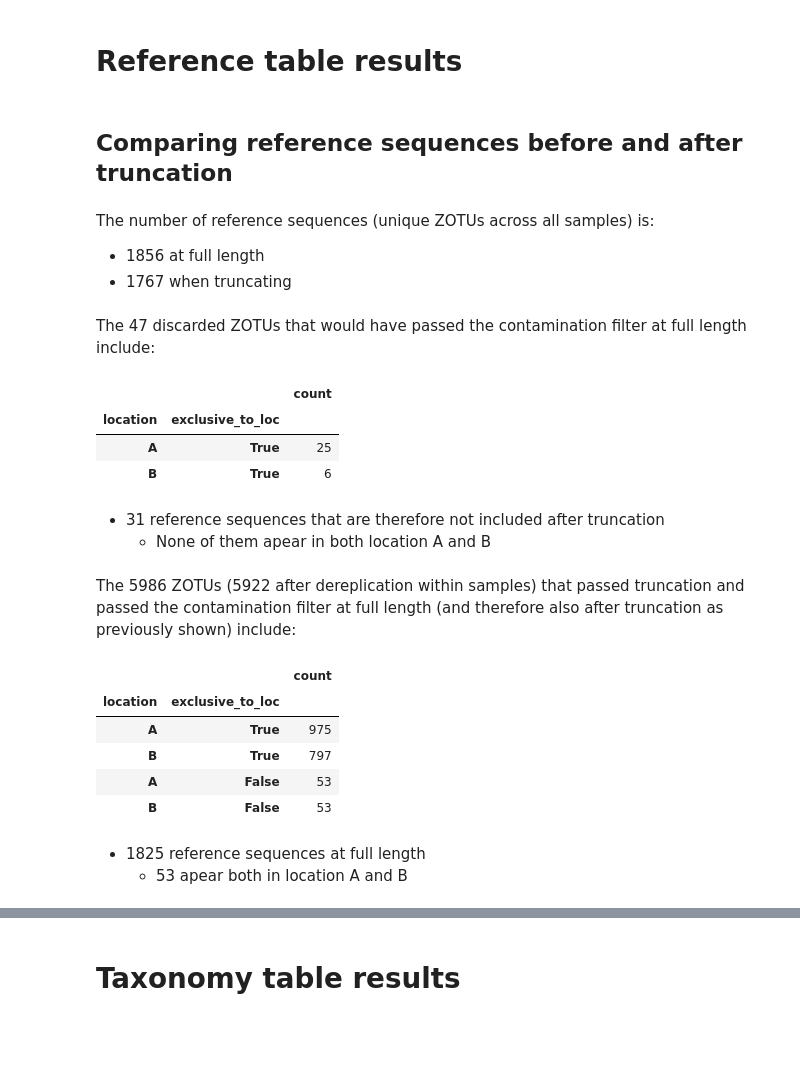
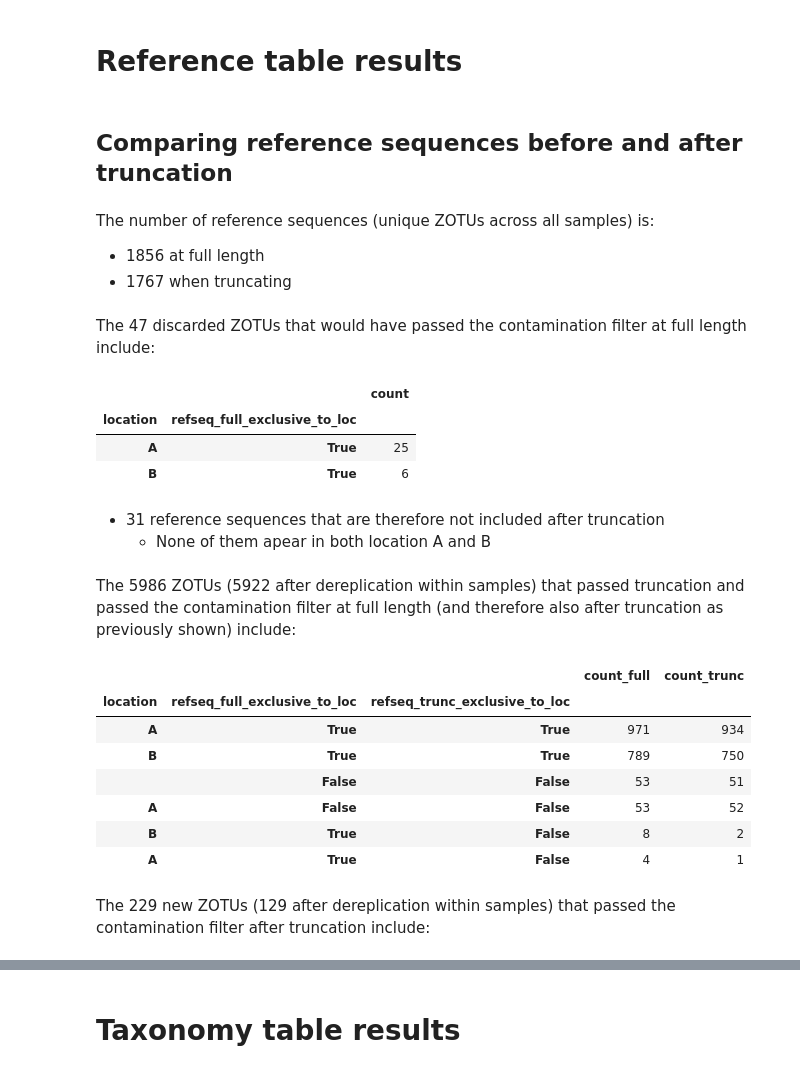
Before and after one commit to SethGG/mycodiversity-arise, a Jupyter notebook: 7_data_analysis.ipynb, the cells around one changed output, grey strips where cells are left out. Drawn from its saved outputs; the diff is of its cells as text; code cells hidden in the pictures; blank space fills up the shorter version.

```diff
--- a/7_data_analysis.ipynb
+++ b/7_data_analysis.ipynb
@@ -36,6 +36,9 @@ df = df.merge(df_refseq_srr_mapping.rename(columns={"zotu_id": "trunc_zotu_id"})
 df = df.merge(df_refseq_tax_full.rename(columns={"refsequence_pk": "refsequence_pk_full"}), on=["refsequence_pk_full"], how="left")
 df = df.merge(df_refseq_tax.rename(
     columns={"refsequence_pk": "refsequence_pk_trunc"}),on=["refsequence_pk_trunc"], suffixes=("_full", "_trunc"), how="left")
+df["tax_missing_full"] = df["UNITE_id_full"].isna()
+df["tax_missing_trunc"] = df["UNITE_id_trunc"].isna()
+
 
 display(df.info())
 # %% [output]
@@ -271,21 +274,19 @@ display(md(f"The number of reference sequences (unique ZOTUs across all samples)
 # ---
 
 df_not_trunc_contam_full = df_not_trunc[df_not_trunc["passed_contam_full"] == True]
-df_not_trunc_refseq_full_loc = df_not_trunc_contam_full.drop_duplicates(subset=["location", "refsequence_pk_full"]).copy()
+df_not_trunc_refseq_full = df_not_trunc_contam_full.drop_duplicates(subset=["location", "refsequence_pk_full"]).copy()
 
-df_not_trunc_refseq_full_overlap = df_not_trunc_refseq_full_loc[df_not_trunc_refseq_full_loc["location"] == "A"][["refsequence_pk_full"]].merge(
-    df_not_trunc_refseq_full_loc[df_not_trunc_refseq_full_loc["location"] == "B"]["refsequence_pk_full"],
-    on="refsequence_pk_full", how="outer", indicator=True)
-df_not_trunc_refseq_full_overlap["exclusive_to_loc"] = df_not_trunc_refseq_full_overlap["_merge"] != "both"
-df_not_trunc_refseq_full_overlap = df_not_trunc_refseq_full_overlap.drop(columns=["_merge"])
+df_not_trunc_refseq_full["refseq_full_exclusive_to_loc"] = ~(
+    df_not_trunc_refseq_full["refsequence_pk_full"].isin(df_not_trunc_refseq_full[df_not_trunc_refseq_full["location"] == "A"]["refsequence_pk_full"]) &
+    df_not_trunc_refseq_full["refsequence_pk_full"].isin(df_not_trunc_refseq_full[df_not_trunc_refseq_full["location"] == "B"]["refsequence_pk_full"])
+)
 
-df_not_trunc_refseq_full_loc = df_not_trunc_refseq_full_loc.merge(df_not_trunc_refseq_full_overlap, on="refsequence_pk_full", how="left").set_index(df_not_trunc_refseq_full_loc.index)
-df_not_trunc_refseq_full_loc_count = pd.DataFrame(df_not_trunc_refseq_full_loc.value_counts(subset=["location", "exclusive_to_loc"]))
+df_not_trunc_refseq_full_count = pd.DataFrame(df_not_trunc_refseq_full.value_counts(subset=["location", "refseq_full_exclusive_to_loc"]))
 
 num_not_trunc_contam_full = df_not_trunc_contam_full.shape[0]
 num_not_trunc_refseq_full = df_not_trunc_contam_full.drop_duplicates(subset="refsequence_pk_full").shape[0]
 display(md(f"The {num_not_trunc_contam_full} discarded ZOTUs that would have passed the contamination filter at full length include:"))
-display(df_not_trunc_refseq_full_loc_count)
+display(df_not_trunc_refseq_full_count)
 display(md(f"- {num_not_trunc_refseq_full} reference sequences that are therefore not included after truncation\n"
            f"\t- None of them apear in both location A and B"))
 
@@ -293,39 +294,27 @@ display(md(f"- {num_not_trunc_refseq_full} reference sequences that are therefor
 #---
 
 df_trunc_contam_full = df_trunc[df_trunc["passed_contam_full"] == True]
-df_trunc_refseq_trunc_loc = df_trunc_contam_full.drop_duplicates(subset=["location", "refsequence_pk_trunc"])
-df_trunc_refseq_full_loc = df_trunc_contam_full.drop_duplicates(subset=["location", "refsequence_pk_full"])
+df_trunc_refseq_both = df_trunc_contam_full.drop_duplicates(subset=["location", "refsequence_pk_full", "refsequence_pk_trunc"]).copy()
 
-df_trunc_refseq_trunc_overlap = df_trunc_refseq_trunc_loc[df_trunc_refseq_trunc_loc["location"] == "A"][["refsequence_pk_trunc"]].merge(
-    df_trunc_refseq_trunc_loc[df_trunc_refseq_trunc_loc["location"] == "B"]["refsequence_pk_trunc"],
-    on="refsequence_pk_trunc", how="outer", indicator=True)
-df_trunc_refseq_trunc_overlap["exclusive_to_loc"] = df_trunc_refseq_trunc_overlap["_merge"] != "both"
-df_trunc_refseq_trunc_overlap = df_trunc_refseq_trunc_overlap.drop(columns=["_merge"])
+df_trunc_refseq_both["refseq_full_exclusive_to_loc"] = ~(
+    df_trunc_refseq_both["refsequence_pk_full"].isin(df_trunc_refseq_both[df_trunc_refseq_both["location"] == "A"]["refsequence_pk_full"]) &
+    df_trunc_refseq_both["refsequence_pk_full"].isin(df_trunc_refseq_both[df_trunc_refseq_both["location"] == "B"]["refsequence_pk_full"]
+))
+df_trunc_refseq_both["refseq_trunc_exclusive_to_loc"] = ~(
+    df_trunc_refseq_both["refsequence_pk_trunc"].isin(df_trunc_refseq_both[df_trunc_refseq_both["location"] == "A"]["refsequence_pk_trunc"]) &
+    df_trunc_refseq_both["refsequence_pk_trunc"].isin(df_trunc_refseq_both[df_trunc_refseq_both["location"] == "B"]["refsequence_pk_trunc"]
+))
 
-df_trunc_refseq_full_overlap = df_trunc_refseq_full_loc[df_trunc_refseq_full_loc["location"] == "A"][["refsequence_pk_full"]].merge(
-    df_trunc_refseq_full_loc[df_trunc_refseq_full_loc["location"] == "B"]["refsequence_pk_full"],
-    on="refsequence_pk_full", how="outer", indicator=True)
-df_trunc_refseq_full_overlap["exclusive_to_loc"] = df_trunc_refseq_full_overlap["_merge"] != "both"
-df_trunc_refseq_full_overlap = df_trunc_refseq_full_overlap.drop(columns=["_merge"])
-
-df_trunc_refseq_trunc_loc = df_trunc_refseq_trunc_loc.merge(df_trunc_refseq_trunc_overlap, on="refsequence_pk_trunc", how="left").set_index(df_trunc_refseq_trunc_loc.index)
-df_trunc_refseq_trunc_loc_count = pd.DataFrame(df_trunc_refseq_trunc_loc.value_counts(subset=["location", "exclusive_to_loc"]))
-df_trunc_refseq_full_loc = df_trunc_refseq_full_loc.merge(df_trunc_refseq_full_overlap, on="refsequence_pk_full", how="left").set_index(df_trunc_refseq_full_loc.index)
-df_trunc_refseq_full_loc_count = pd.DataFrame(df_trunc_refseq_full_loc.value_counts(subset=["location", "exclusive_to_loc"]))
+df_trunc_refseq_both_count = pd.DataFrame.join(
+    df_trunc_refseq_both.value_counts(subset=["location", "refseq_full_exclusive_to_loc", "refseq_trunc_exclusive_to_loc"]),
+    df_trunc_refseq_both.drop_duplicates(subset=["location", "refsequence_pk_trunc"]).value_counts(subset=["location", "refseq_full_exclusive_to_loc", "refseq_trunc_exclusive_to_loc"]),
+    lsuffix="_full", rsuffix="_trunc")
 
 num_trunc_contam_full = df_trunc_contam_full.shape[0]
 num_trunc_contam_full_trunc_derep = df_trunc_contam_full.drop_duplicates(subset=["srr_name", "trunc_zotu_id"]).shape[0]
-num_trunc_refseq_full = df_trunc_refseq_full_loc.drop_duplicates(subset="refsequence_pk_full").shape[0]
-num_trunc_refseq_full_overlap = df_trunc_refseq_full_loc_count.loc[("A", False)]["count"]
-num_trunc_refseq_trunc = df_trunc_refseq_trunc_loc.drop_duplicates(subset="refsequence_pk_trunc").shape[0]
-num_trunc_refseq_trunc_overlap = df_trunc_refseq_trunc_loc_count.loc[("A", False)]["count"]
+
 display(md(f"The {num_trunc_contam_full} ZOTUs ({num_trunc_contam_full_trunc_derep} after dereplication within samples) that passed truncation and passed the contamination filter at full length (and therefore also after truncation as previously shown) include:"))
-display(df_trunc_refseq_full_loc_count)
-display(md(f"- {num_trunc_refseq_full} reference sequences at full length\n"
-           f"\t- {num_trunc_refseq_full_overlap} apear both in location A and B"))
-display(df_trunc_refseq_trunc_loc_count)
-display(md(f"- {num_trunc_refseq_trunc} reference sequences after truncation\n"
-           f"\t- {num_trunc_refseq_trunc_overlap} apear both in location A and B"))
+display(df_trunc_refseq_both_count)
 
 
 # ---
@@ -343,39 +332,40 @@ df_trunc_new_refseq_loc = df_trunc_new_refseq_loc.merge(
     df_trunc_refseq_trunc_loc.drop_duplicates(subset="refsequence_pk_trunc")["refsequence_pk_trunc"],
     on=["refsequence_pk_trunc"], how="left", indicator=True).set_index(df_trunc_new_refseq_loc.index)
 df_trunc_new_refseq_loc["new_refseq_outside_loc"] = df_trunc_new_refseq_loc["_merge"] == "left_only"
 df_trunc_new_refseq_loc = df_trunc_new_refseq_loc.drop(columns=['_merge'])
 df_trunc_new_refseq_loc_count = pd.DataFrame(df_trunc_new_refseq_loc.value_counts(subset=["location", "new_refseq", "new_refseq_outside_loc"]))
 
 num_trunc_new_contam = df_trunc_new_contam.shape[0]
 num_trunc_new_contam_derep = df_trunc_new_contam.drop_duplicates(subset=["srr_name", "trunc_zotu_id"]).shape[0]
 num_trunc_new_refseq_not_new = df_trunc_new_refseq_loc_count.loc[(slice(None), False, False)]["count"].sum()
 num_trunc_new_refseq_new = df_trunc_new_refseq_loc_count.loc[(slice(None), True, True)]["count"].sum()
 num_trunc_new_refseq = num_trunc_new_refseq_not_new + num_trunc_new_refseq_new
 num_trunc_new_refseq_newA = df_trunc_new_refseq_loc_count.loc[("A", True, False)]["count"]
 num_trunc_new_refseq_newB = df_trunc_new_refseq_loc_count.loc[("B", True, False)]["count"]
 display(md(f"The {num_trunc_new_contam} new ZOTUs ({num_trunc_new_contam_derep} after dereplication within samples) that passed the contamination filter after truncation include:"))
 display(df_trunc_new_refseq_loc_count)
 display(md(f"- {num_trunc_new_refseq} reference sequences, of which {num_trunc_new_refseq_new} are only found among the new ZOTUs\n"
            f"\t- {num_trunc_new_refseq_newA} reference sequence is new among the ZOTUs in location A but not in B\n"
            f"\t- {num_trunc_new_refseq_newB} reference sequence is new among the ZOTUs in location B but not in A"))
 # %% [output]
 ## Comparing reference sequences before and after truncation
 The number of reference sequences (unique ZOTUs across all samples) is:
 - 1856 at full length
 - 1767 when truncating
 The 47 discarded ZOTUs that would have passed the contamination filter at full length include:
 |  |  | count |
-| location | exclusive_to_loc |  |
+| location | refseq_full_exclusive_to_loc |  |
 | A | True | 25 |
 | B | True | 6 |
 - 31 reference sequences that are therefore not included after truncation
 	- None of them apear in both location A and B
 The 5986 ZOTUs (5922 after dereplication within samples) that passed truncation and passed the contamination filter at full length (and therefore also after truncation as previously shown) include:
-|  |  | count |
-| location | exclusive_to_loc |  |
-| A | True | 975 |
-| B | True | 797 |
-| A | False | 53 |
-| B | False | 53 |
+|  |  |  | count_full | count_trunc |
+| location | refseq_full_exclusive_to_loc | refseq_trunc_exclusive_to_loc |  |  |
+| A | True | True | 971 | 934 |
+| B | True | True | 789 | 750 |
+|  | False | False | 53 | 51 |
+| A | False | False | 53 | 52 |
+| B | True | False | 8 | 2 |
+| A | True | False | 4 | 1 |
-- 1825 reference sequences at full length
-	- 53 apear both in location A and B
+The 229 new ZOTUs (129 after dereplication within samples) that passed the contamination filter after truncation include:
```
Also changed, not shown: parts of 5 cells of this notebook, 2 other files.
